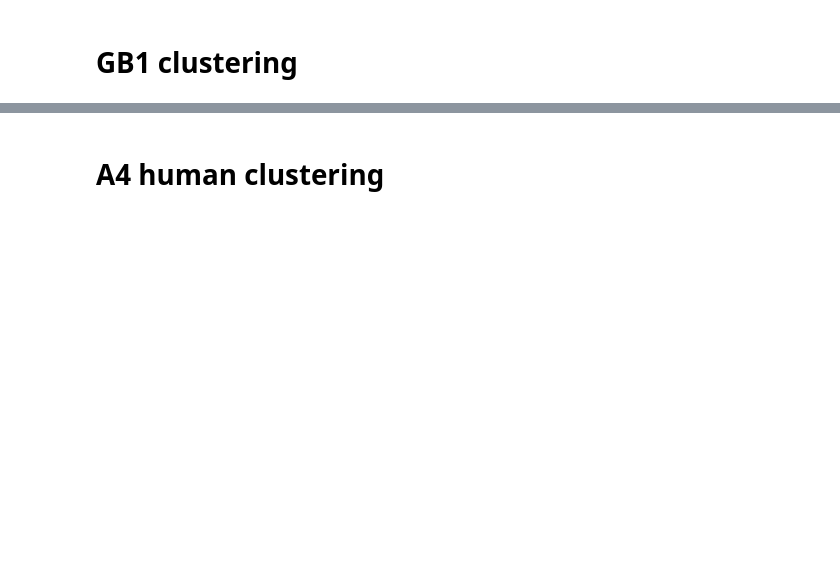
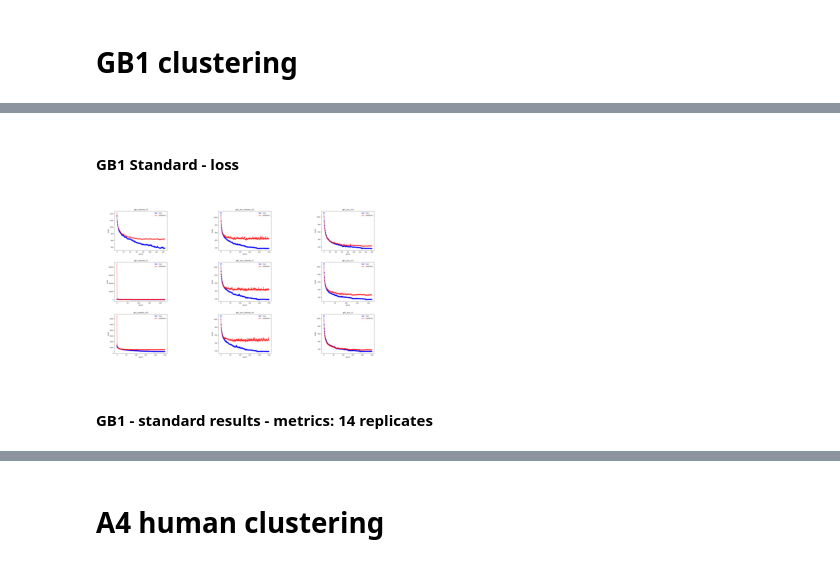
Before and after one commit to SebPorras/MAP_VAE, a Jupyter notebook: notebooks/sampling_ancestors.ipynb, the cells around one changed output, grey strips where cells are left out. Cells and saved outputs as stored; diff of their text form; code cells hidden in the pictures; blank space fills up the shorter version.

```diff
--- a/notebooks/sampling_ancestors.ipynb
+++ b/notebooks/sampling_ancestors.ipynb
@@ -201,0 +367,9 @@ for m in metrics:
+# %% [markdown]
+#### GB1 Standard - loss
+# %%
+gb1_std_file_path = '/Users/sebs_mac/round_3/gb1/standard/'
+plot_standard_loss(gb1_std_file_path, "gb1_std_loss.png")
+# %% [output]
+[figure, added]
+# %% [markdown]
+#### GB1 - standard results - metrics: 14 replicates
```
Also changed, not shown: parts of 80 cells of this notebook, 3 other files.
